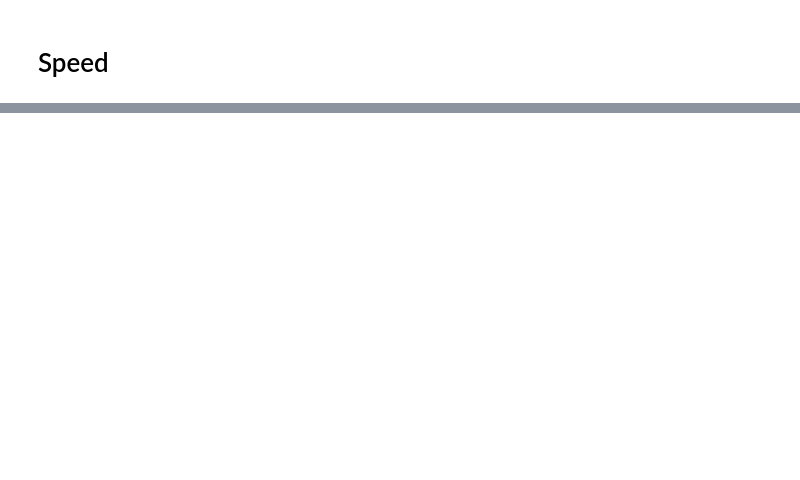
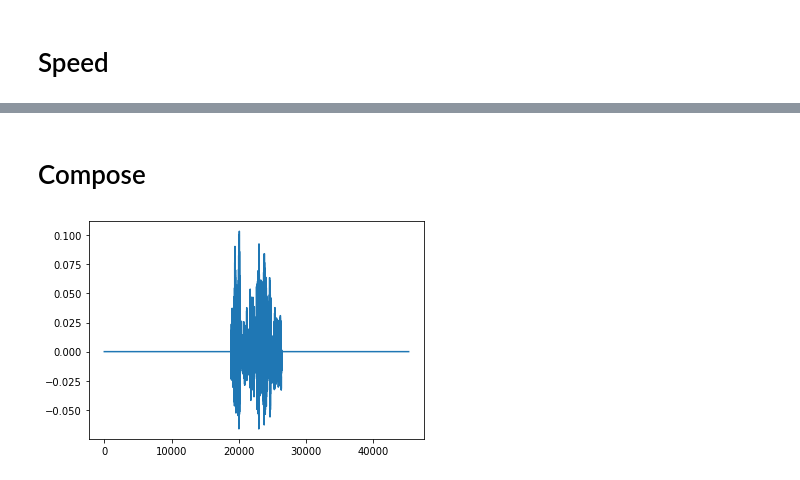
Before and after one commit to shangeth/wavencoder, a Jupyter notebook: examples/notebooks/wavencoder_transform.ipynb, the cells around one changed output, grey strips where cells are left out. Cells and saved outputs as stored; diff of their text form; code cells hidden in the pictures; blank space fills up the shorter version.

```diff
--- a/examples/notebooks/wavencoder_transform.ipynb
+++ b/examples/notebooks/wavencoder_transform.ipynb
@@ -65 +65,23 @@ IPython.display.Audio(speedy.reshape(-1), rate=16000)
 [interactive output not drawn]
+# %% [markdown]
+# Compose
+# %%
+from wavencoder.transforms import Compose, AdditiveNoise, SpeedChange
+import torchaudio
+
+audio, _ = torchaudio.load('/home/shangeth/Downloads/Dataset/TIMIT/Wav_Data/TRAIN/FAEM0_SA2.WAV')
+
+transforms = Compose([AdditiveNoise('/home/shangeth/Downloads/Dataset/DLIVING_16k/DLIVING'),
+                     SpeedChange(factor_range=(-0.5, 0.0))])
+
+transformed_audio = transforms(audio)
+# %%
+import IPython
+import matplotlib.pyplot as plt
+
+plt.plot(transformed_audio.reshape(-1))
+plt.show()
+
+IPython.display.Audio(transformed_audio.reshape(-1), rate=16000)
+# %% [output]
+[figure, added]
```
Also changed, not shown: parts of 5 cells of this notebook, 3 other files.
